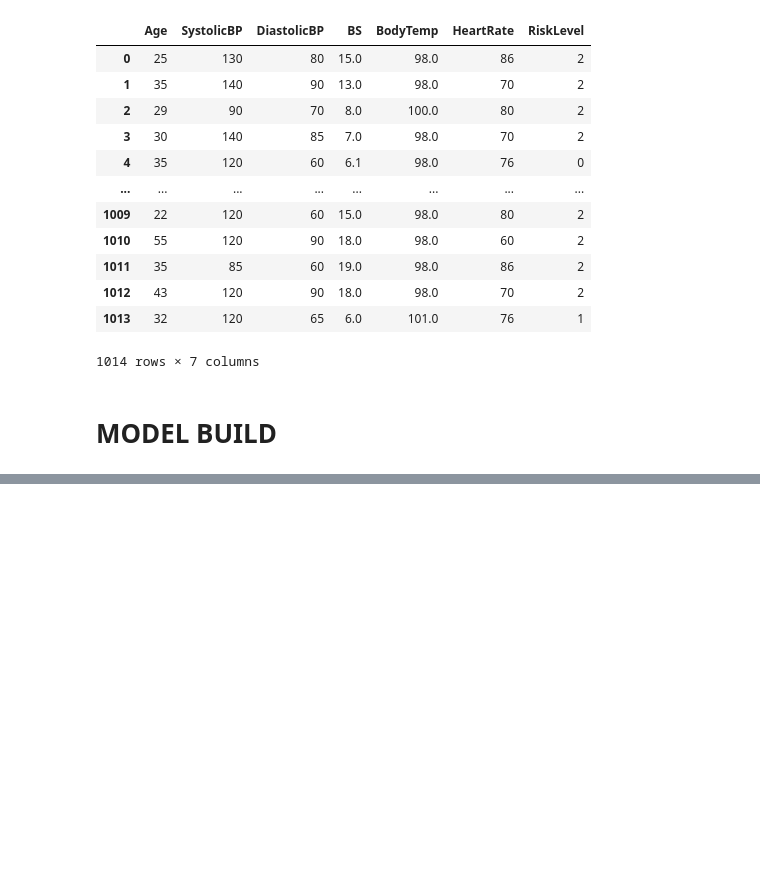
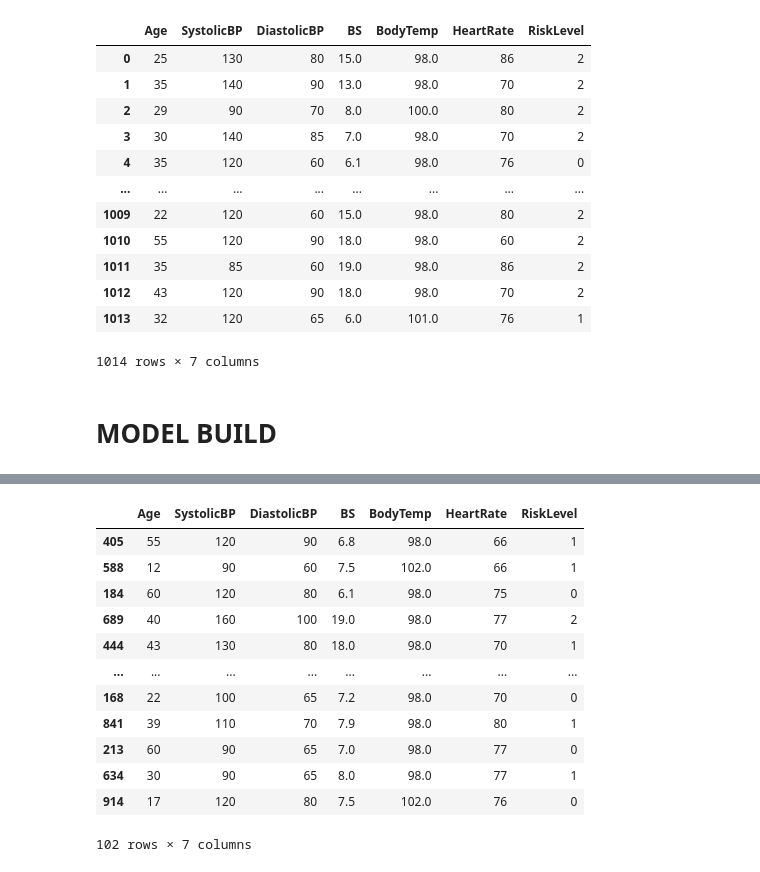
Before and after one commit to HariAr2/Risk-Prediction, a Jupyter notebook: Maternal_risk.ipynb, the cells around one changed output, grey strips where cells are left out. Saved outputs shown, nothing was run; the diff lists cells and outputs as text; code cells hidden in the pictures; blank space fills up the shorter version.

```diff
--- a/Maternal_risk.ipynb
+++ b/Maternal_risk.ipynb
@@ -116,0 +155,16 @@ As we can see from the graphs most of the parameters  are important in finding t
+# %%
+test_data
+# %% [output]
+|  | Age | SystolicBP | DiastolicBP | BS | BodyTemp | HeartRate | RiskLevel |
+| 405 | 55 | 120 | 90 | 6.8 | 98.0 | 66 | 1 |
+| 588 | 12 | 90 | 60 | 7.5 | 102.0 | 66 | 1 |
+| 184 | 60 | 120 | 80 | 6.1 | 98.0 | 75 | 0 |
+| 689 | 40 | 160 | 100 | 19.0 | 98.0 | 77 | 2 |
+| 444 | 43 | 130 | 80 | 18.0 | 98.0 | 70 | 1 |
+| ... | ... | ... | ... | ... | ... | ... | ... |
+| 168 | 22 | 100 | 65 | 7.2 | 98.0 | 70 | 0 |
+| 841 | 39 | 110 | 70 | 7.9 | 98.0 | 80 | 1 |
+| 213 | 60 | 90 | 65 | 7.0 | 98.0 | 77 | 0 |
+| 634 | 30 | 90 | 65 | 8.0 | 98.0 | 77 | 1 |
+| 914 | 17 | 120 | 80 | 7.5 | 102.0 | 76 | 0 |
+102 rows × 7 columns
```
Also changed, not shown: parts of 16 cells of this notebook.
